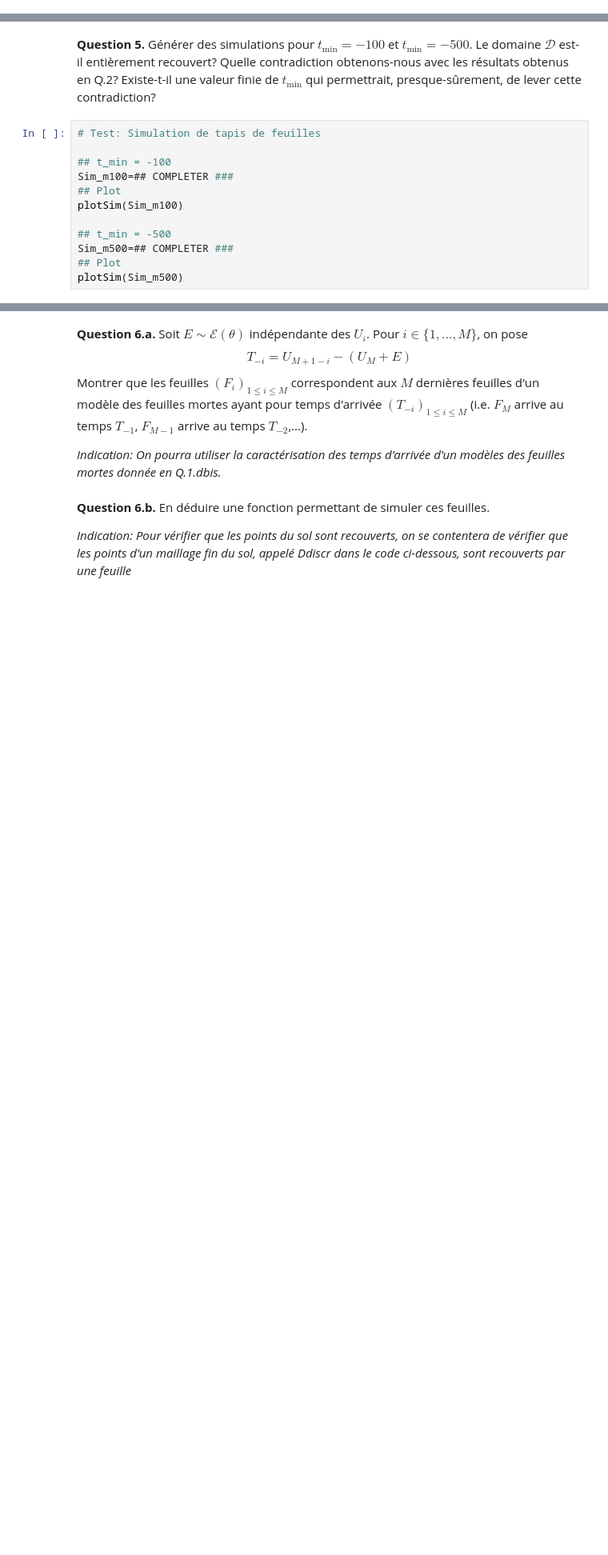
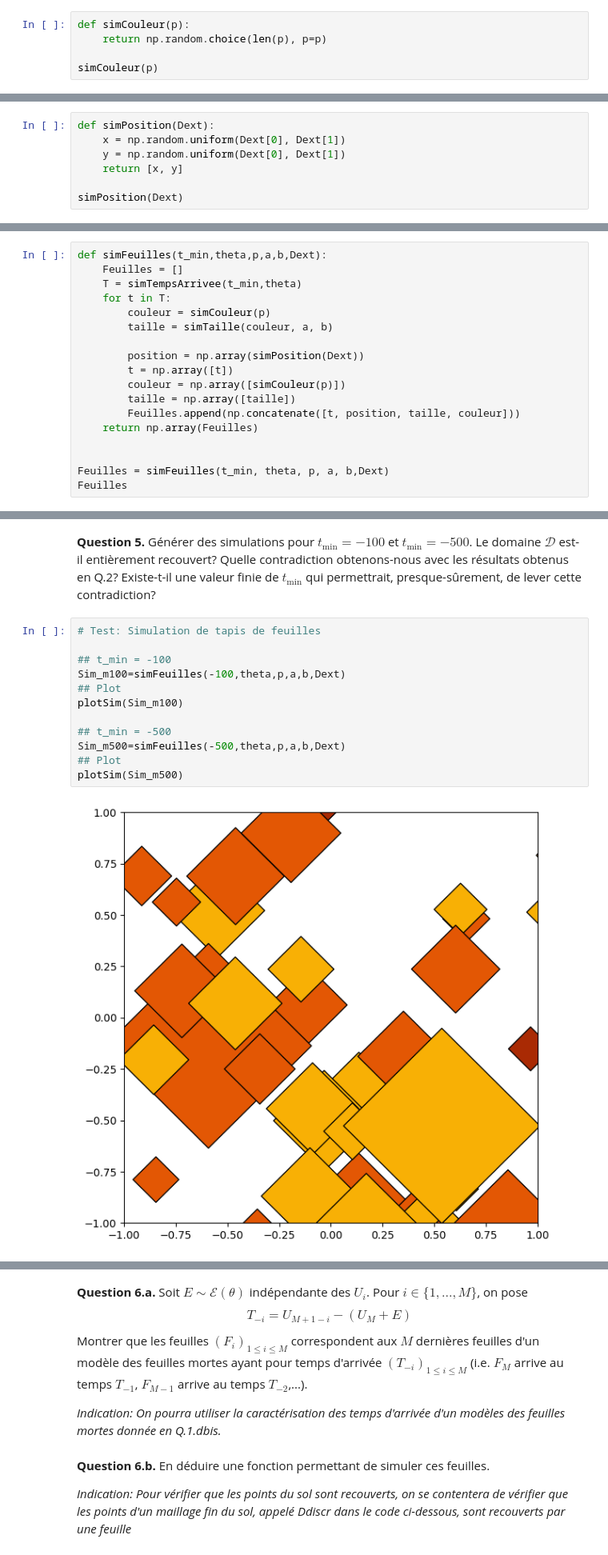
Before and after one commit to CortoBeck/Projet_Info_Proba, a Jupyter notebook: PN_Probas_24-25_VF.ipynb, the cells around one changed output, grey strips where cells are left out. Shown at 80% size. Drawn from its saved outputs; the diff is of its cells as text; blank space fills up the shorter version.

```diff
--- a/PN_Probas_24-25_VF.ipynb
+++ b/PN_Probas_24-25_VF.ipynb
@@ -563,0 +604,5 @@ def simCouleur(p):
+# %%
+def simCouleur(p):
+    return np.random.choice(len(p), p=p)
+
+simCouleur(p)
@@ -568,0 +613,7 @@ def simPosition(Dext):
+# %%
+def simPosition(Dext):
+    x = np.random.uniform(Dext[0], Dext[1])
+    y = np.random.uniform(Dext[0], Dext[1])
+    return [x, y]
+
+simPosition(Dext)
@@ -575,0 +626,18 @@ def simFeuilles(t_min,theta,p,a,b,Dext):
+# %%
+def simFeuilles(t_min,theta,p,a,b,Dext):
+    Feuilles = []
+    T = simTempsArrivee(t_min,theta)
+    for t in T:
+        couleur = simCouleur(p)
+        taille = simTaille(couleur, a, b)
+
+        position = np.array(simPosition(Dext))
+        t = np.array([t])
+        couleur = np.array([simCouleur(p)])
+        taille = np.array([taille])
+        Feuilles.append(np.concatenate([t, position, taille, couleur]))
+    return np.array(Feuilles)
+
+
+Feuilles = simFeuilles(t_min, theta, p, a, b,Dext)
+Feuilles
@@ -590,12 +664,14 @@ On s'intéresse maintenant à comment obtenir une simulation du modèle en temps
 # %%
 # Test: Simulation de tapis de feuilles
 
 ## t_min = -100
-Sim_m100=## COMPLETER ###
+Sim_m100=simFeuilles(-100,theta,p,a,b,Dext)
 ## Plot
 plotSim(Sim_m100)
 
 ## t_min = -500
-Sim_m500=## COMPLETER ###
+Sim_m500=simFeuilles(-500,theta,p,a,b,Dext)
 ## Plot
 plotSim(Sim_m500)
+# %% [output]
+[figure, added]
```
Also changed, not shown: parts of 14 cells of this notebook.
